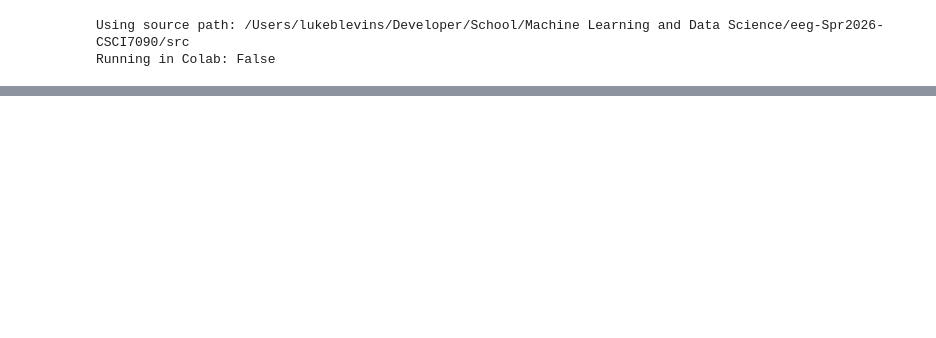
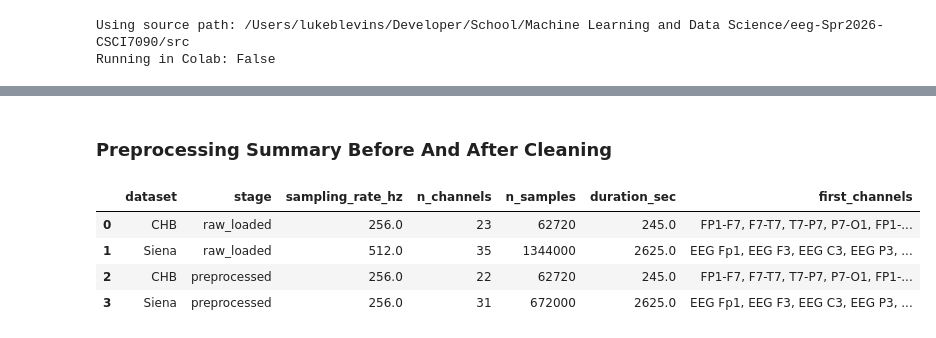
Before and after one commit to lukeblevins/mri-imgseg-Spr2026-CSCI7090, a Jupyter notebook: notebooks/static/data_wrangling.ipynb, the cells around one changed output, grey strips where cells are left out. Drawn from its saved outputs; the diff is of its cells as text; code cells hidden in the pictures; blank space fills up the shorter version.

```diff
--- a/notebooks/static/data_wrangling.ipynb
+++ b/notebooks/static/data_wrangling.ipynb
@@ -167,0 +284,16 @@ summary
+# %%
+import mne
+
+mne.set_log_level("WARNING")
+
+raw_chb = mne.io.read_raw_edf(chb_path, preload=False, verbose=False)
+raw_siena = mne.io.read_raw_edf(siena_path, preload=False, verbose=False)
+
+raw_before_df = pd.DataFrame(
+    [
+        summarize_raw(raw_chb, "CHB", "raw_loaded"),
+        summarize_raw(raw_siena, "Siena", "raw_loaded"),
+    ]
+)
+
+display_df("Raw Recording Summary", raw_before_df)
@@ -167,0 +315,26 @@ summary
+# %%
+from eeg_project.static import preprocess_eeg
+
+raw_chb_clean = preprocess_eeg(raw_chb, "CHB", target_sfreq=TARGET_SFREQ)
+raw_siena_clean = preprocess_eeg(raw_siena, "Siena", target_sfreq=TARGET_SFREQ)
+
+raw_after_df = pd.DataFrame(
+    [
+        summarize_raw(raw_chb_clean, "CHB", "preprocessed"),
+        summarize_raw(raw_siena_clean, "Siena", "preprocessed"),
+    ]
+)
+
+preprocessing_comparison_df = pd.concat(
+    [raw_before_df, raw_after_df], ignore_index=True
+)
+display_df(
+    "Preprocessing Summary Before And After Cleaning", preprocessing_comparison_df
+)
+# %% [output]
+### Preprocessing Summary Before And After Cleaning
+|  | dataset | stage | sampling_rate_hz | n_channels | n_samples | duration_sec | first_channels |
+| 0 | CHB | raw_loaded | 256.0 | 23 | 62720 | 245.0 | FP1-F7, F7-T7, T7-P7, P7-O1, FP1-... |
+| 1 | Siena | raw_loaded | 512.0 | 35 | 1344000 | 2625.0 | EEG Fp1, EEG F3, EEG C3, EEG P3, ... |
+| 2 | CHB | preprocessed | 256.0 | 22 | 62720 | 245.0 | FP1-F7, F7-T7, T7-P7, P7-O1, FP1-... |
+| 3 | Siena | preprocessed | 256.0 | 31 | 672000 | 2625.0 | EEG Fp1, EEG F3, EEG C3, EEG P3, ... |
```
Also changed, not shown: parts of 28 cells of this notebook.
